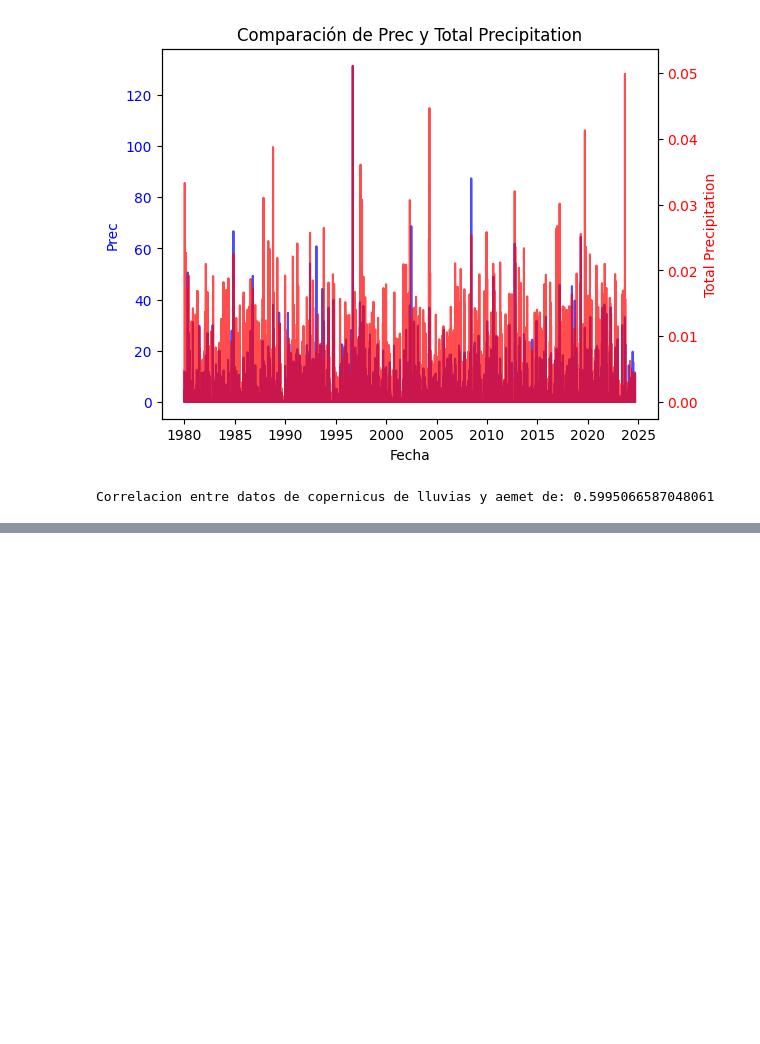
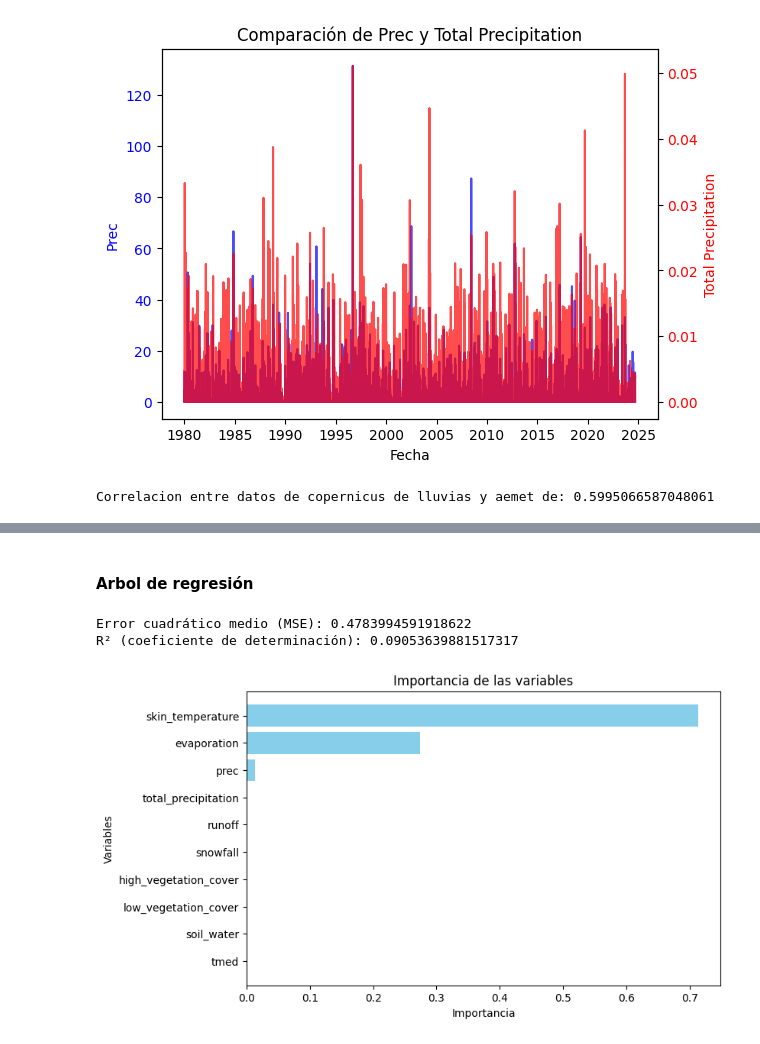
Before and after one commit to delatorre96/Water-Prediction, a Jupyter notebook: Análisis pixel.ipynb, the cells around one changed output, grey strips where cells are left out. Cells and saved outputs as stored; diff of their text form; code cells hidden in the pictures; blank space fills up the shorter version.

```diff
--- a/Análisis pixel.ipynb
+++ b/Análisis pixel.ipynb
@@ -317,0 +673,2 @@ plt.show()
+# %% [markdown]
+#### Arbol de regresión
@@ -317,0 +682,45 @@ plt.show()
+# %%
+df = df.set_index('date')
+# %%
+from sklearn.tree import DecisionTreeRegressor
+from sklearn.model_selection import train_test_split
+from sklearn.metrics import mean_squared_error, r2_score
+
+X = df.drop(columns=['quantity_hm3'])
+y = df['quantity_hm3']
+
+# Dividir datos en entrenamiento y prueba
+X_train, X_test, y_train, y_test = train_test_split(X, y, test_size=0.2, random_state=42)
+
+# Crear y entrenar el árbol de regresión
+tree = DecisionTreeRegressor(max_depth=3, random_state=42)
+tree.fit(X_train, y_train)
+
+importancias = tree.feature_importances_
+
+# Crear un DataFrame para visualización
+importancia_df = pd.DataFrame({'Variable': X.columns, 'Importancia': importancias})
+importancia_df = importancia_df.sort_values(by='Importancia', ascending=False)
+
+# Predicciones
+y_pred = tree.predict(X_test)
+
+# Métricas de evaluación
+mse = mean_squared_error(y_test, y_pred)
+r2 = r2_score(y_test, y_pred)
+
+print(f"Error cuadrático medio (MSE): {mse}")
+print(f"R² (coeficiente de determinación): {r2}")
+# %% [output]
+Error cuadrático medio (MSE): 0.4783994591918622
+R² (coeficiente de determinación): 0.09053639881517317
+# %%
+plt.figure(figsize=(8, 5))
+plt.barh(importancia_df['Variable'], importancia_df['Importancia'], color='skyblue')
+plt.xlabel('Importancia')
+plt.ylabel('Variables')
+plt.title('Importancia de las variables')
+plt.gca().invert_yaxis()
+plt.show()
+# %% [output]
+[figure, added]
```
Also changed, not shown: parts of 32 cells of this notebook.
